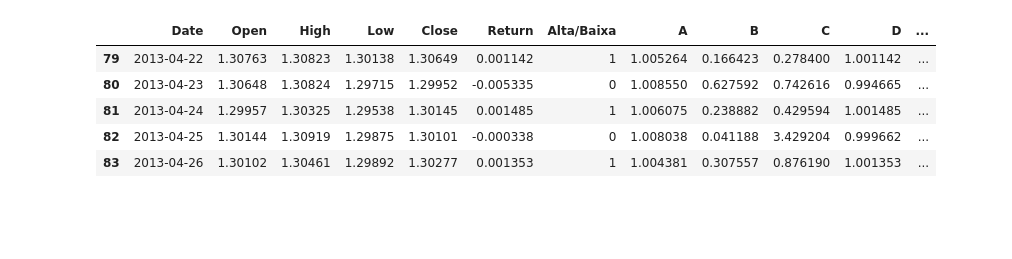
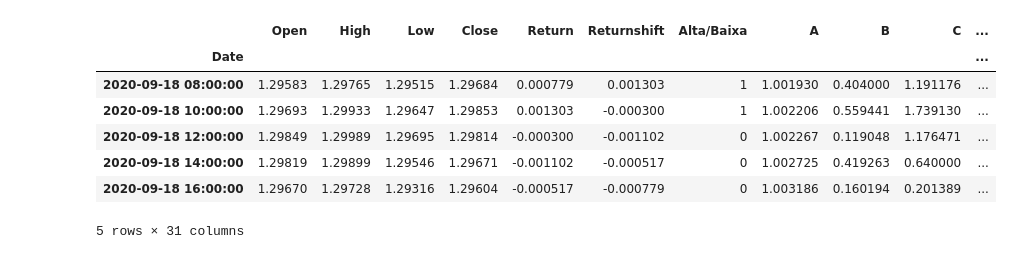
Before and after one commit to DanielSTS/TradingQuant, a Jupyter notebook: ModeloForex.ipynb, the cells around one changed output. Drawn from its saved outputs; the diff is of its cells as text; code cells hidden in the pictures; blank space fills up the shorter version.

```diff
--- a/ModeloForex.ipynb
+++ b/ModeloForex.ipynb
@@ -12,44 +28,68 @@ symbols = ['EURUSDmicro','GBPUSDmicro','USDCHFmicro','USDJPYmicro','USDCADmicro'
 
 timeframe = 'D1'
 
-df = pd.read_csv("data/"+ symbols[0]+ timeframe+ ".csv")
+df = pd.read_csv("data/"+ symbols[1]+ timeframe+ ".csv")
 df = df[['Date','Open','High','Low','Close']]
 df['Date'] = pd.to_datetime(df['Date'])
 df['Return'] =   df['Close'].pct_change() # Retorno percentual
+df['Returnshift'] = df['Return'].shift(-1)
 df['Alta/Baixa'] = [1 if x >= 0 else 0 for x in df['Return']] # dia de alta ou de baixa
 
 df['A'] = df['High'] / df['Low']   # Razão entre a máxima e mínima do candle
 
 df['B'] = (abs(df['Close'] - df['Open'])) / (df['High'] - df['Low'])  # Razão entre o corpo e a amplitude do candle
 
 sombra1 = (df['High'] - df['Close']) / (df['Open'] - df['Low'])
 sombra2 = (df['High'] - df['Open']) / (df['Close'] - df['Low'])
 
 df['C'] = [sombra1.loc[x] if df.loc[x, 'Alta/Baixa'] == 1 else sombra2.loc[x] for x in df.index] # Razão entre a sombra superior e inferior
 
 df['D'] = df['Close'] / df['Close'].shift(1) # Razão entre o fechamento de Hoje e o de x dias anteriores
 
 df['E'] = df['Close'] - df['Close'].rolling(8).mean() # Distância entre o preço de hoje e a média curta
 
 df['F'] = df['Close'] - df['Close'].rolling(80).mean() # Distância entre o preço de hoje e a média Longa
 
 df['G'] = df['Close'].rolling(8).mean() - df['Close'].rolling(80).mean() # Distância entre o preço das duas médias
 
 df['H'] = df['Return'].rolling(5).std() # Volatildiade dos últimos x dias
 
 df['I'] = df['H'].rolling(5).sum() # Volatildiade acumulada dos últimos x dias
 
-df['alvo'] = df['Alta/Baixa'].shift(-1)
+df['A2'] = df['A'].shift(1)
+df['B2'] = df['B'].shift(1)
+df['C2'] = df['C'].shift(1)
+df.C.replace([np.inf, -np.inf], 0, inplace=True)
+df.C2.replace([np.inf, -np.inf], 0, inplace=True)
+df['D2'] = df['D'].shift(1)
+df['E2'] = df['E'].shift(1)
+df['F2'] = df['F'].shift(1)
+df['G2'] = df['G'].shift(1)
+df['H2'] = df['H'].shift(1)
+df['I2'] = df['I'].shift(1)
+
+df['Amplitude'] = df['Close'].shift(-1) - df['Close']
+df['Amplitude2'] = df['Close'].shift(-2) - df['Close']
+df['Amplitude3'] = df['Close'].shift(-3) - df['Close']
+
+df['alvo'] = [1 if x >= 0 else 0 for x in df['Amplitude']]
+df['alvo2'] = [1 if x >= 0 else 0 for x in df['Amplitude2']]
+df['alvo3'] = [1 if x >= 0 else 0 for x in df['Amplitude3']]
+
 df.dropna(inplace=True)
 
-df.head()
+df.set_index ('Date', inplace = True)
+
+df.tail()
 # %% [output]
-|  | Date | Open | High | Low | Close | Return | Alta/Baixa | A | B | C | D | ... |
-| 79 | 2013-04-22 | 1.30763 | 1.30823 | 1.30138 | 1.30649 | 0.001142 | 1 | 1.005264 | 0.166423 | 0.278400 | 1.001142 | ... |
-| 80 | 2013-04-23 | 1.30648 | 1.30824 | 1.29715 | 1.29952 | -0.005335 | 0 | 1.008550 | 0.627592 | 0.742616 | 0.994665 | ... |
-| 81 | 2013-04-24 | 1.29957 | 1.30325 | 1.29538 | 1.30145 | 0.001485 | 1 | 1.006075 | 0.238882 | 0.429594 | 1.001485 | ... |
-| 82 | 2013-04-25 | 1.30144 | 1.30919 | 1.29875 | 1.30101 | -0.000338 | 0 | 1.008038 | 0.041188 | 3.429204 | 0.999662 | ... |
-| 83 | 2013-04-26 | 1.30102 | 1.30461 | 1.29892 | 1.30277 | 0.001353 | 1 | 1.004381 | 0.307557 | 0.876190 | 1.001353 | ... |
+|  | Open | High | Low | Close | Return | Returnshift | Alta/Baixa | A | B | C | ... |
+| Date |  |  |  |  |  |  |  |  |  |  | ... |
+| 2020-09-18 08:00:00 | 1.29583 | 1.29765 | 1.29515 | 1.29684 | 0.000779 | 0.001303 | 1 | 1.001930 | 0.404000 | 1.191176 | ... |
+| 2020-09-18 10:00:00 | 1.29693 | 1.29933 | 1.29647 | 1.29853 | 0.001303 | -0.000300 | 1 | 1.002206 | 0.559441 | 1.739130 | ... |
+| 2020-09-18 12:00:00 | 1.29849 | 1.29989 | 1.29695 | 1.29814 | -0.000300 | -0.001102 | 0 | 1.002267 | 0.119048 | 1.176471 | ... |
+| 2020-09-18 14:00:00 | 1.29819 | 1.29899 | 1.29546 | 1.29671 | -0.001102 | -0.000517 | 0 | 1.002725 | 0.419263 | 0.640000 | ... |
+| 2020-09-18 16:00:00 | 1.29670 | 1.29728 | 1.29316 | 1.29604 | -0.000517 | -0.000779 | 0 | 1.003186 | 0.160194 | 0.201389 | ... |
+5 rows × 31 columns
 # %%
 indicador_bb = ta.volatility.BollingerBands(close = df['Close'], n = 20, ndev = 2, fillna = False)
 indicador_rsi = ta.momentum.RSIIndicator(close = df['Close'], n = 14, fillna = False)
```
Also changed, not shown: parts of 19 cells of this notebook, 25 other files.
